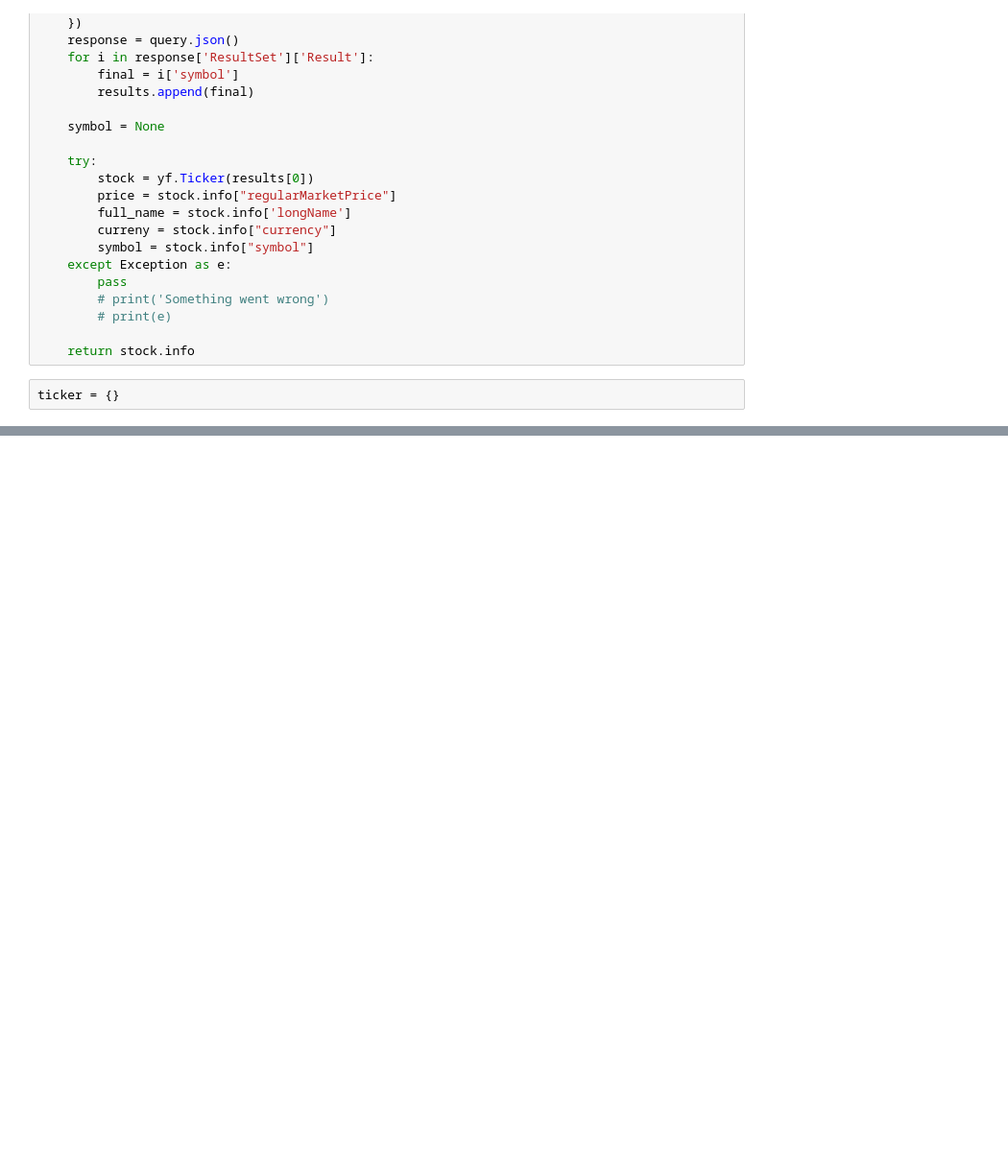
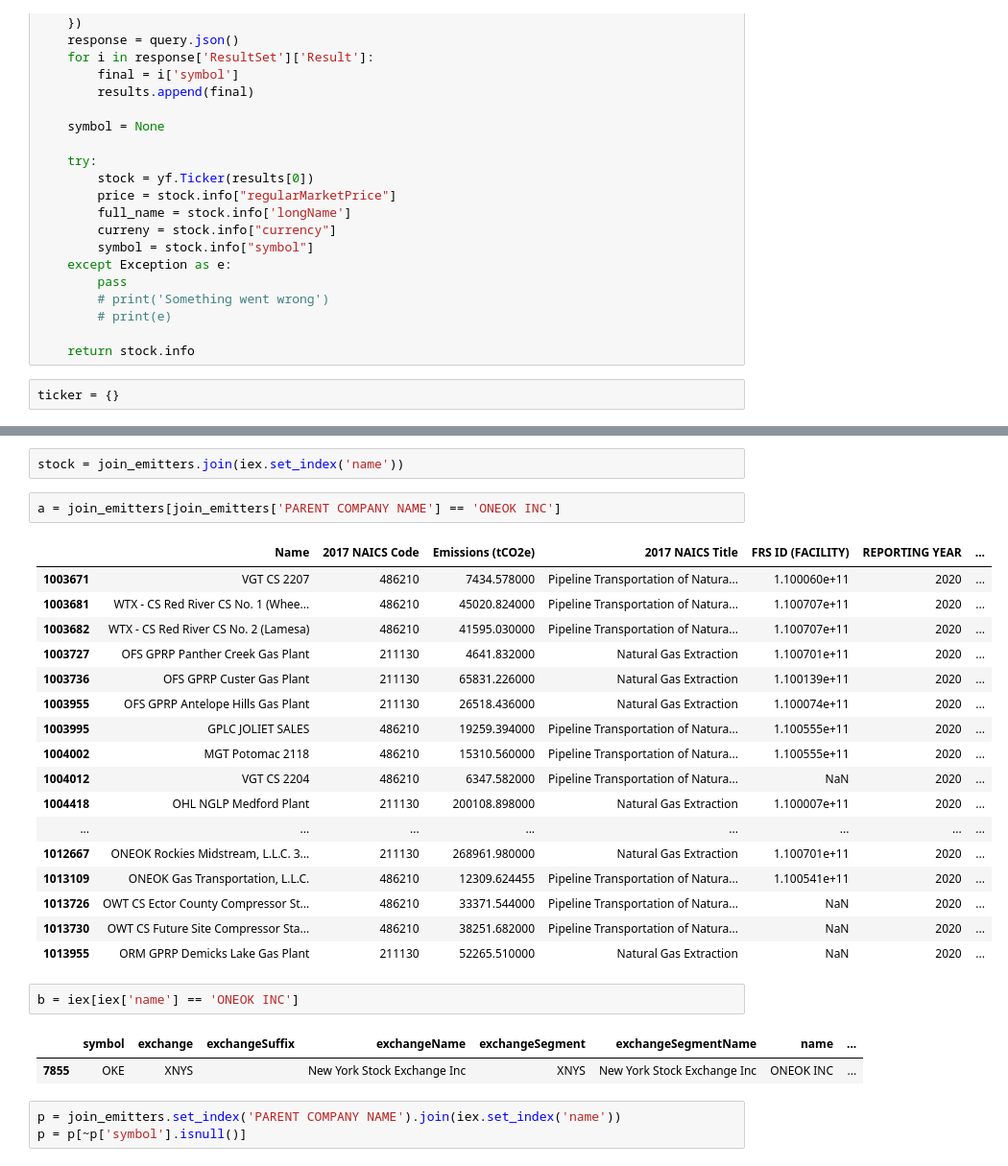
Before and after one commit to johnmccambridge7/Carbon-Portfolio-Index, a Jupyter notebook: Data Processing.ipynb, the cells around one changed output, grey strips where cells are left out. Shown: that part at 96% size. Cells and saved outputs as stored; diff of their text form; blank space fills up the shorter version.

```diff
--- a/Data Processing.ipynb
+++ b/Data Processing.ipynb
@@ -229,0 +249,30 @@ UnboundLocalError: local variable 'stock' referenced before assignment
+# %%
+stock = join_emitters.join(iex.set_index('name'))
+# %%
+a = join_emitters[join_emitters['PARENT COMPANY NAME'] == 'ONEOK INC']
+# %% [output]
+|  | Name | 2017 NAICS Code | Emissions (tCO2e) | 2017 NAICS Title | FRS ID (FACILITY) | REPORTING YEAR | ... |
+| 1003671 | VGT CS 2207 | 486210 | 7434.578000 | Pipeline Transportation of Natura... | 1.100060e+11 | 2020 | ... |
+| 1003681 | WTX - CS Red River CS No. 1 (Whee... | 486210 | 45020.824000 | Pipeline Transportation of Natura... | 1.100707e+11 | 2020 | ... |
+| 1003682 | WTX - CS Red River CS No. 2 (Lamesa) | 486210 | 41595.030000 | Pipeline Transportation of Natura... | 1.100707e+11 | 2020 | ... |
+| 1003727 | OFS GPRP Panther Creek Gas Plant | 211130 | 4641.832000 | Natural Gas Extraction | 1.100701e+11 | 2020 | ... |
+| 1003736 | OFS GPRP Custer Gas Plant | 211130 | 65831.226000 | Natural Gas Extraction | 1.100139e+11 | 2020 | ... |
+| 1003955 | OFS GPRP Antelope Hills Gas Plant | 211130 | 26518.436000 | Natural Gas Extraction | 1.100074e+11 | 2020 | ... |
+| 1003995 | GPLC JOLIET SALES | 486210 | 19259.394000 | Pipeline Transportation of Natura... | 1.100555e+11 | 2020 | ... |
+| 1004002 | MGT Potomac 2118 | 486210 | 15310.560000 | Pipeline Transportation of Natura... | 1.100555e+11 | 2020 | ... |
+| 1004012 | VGT CS 2204 | 486210 | 6347.582000 | Pipeline Transportation of Natura... | NaN | 2020 | ... |
+| 1004418 | OHL NGLP Medford Plant | 211130 | 200108.898000 | Natural Gas Extraction | 1.100007e+11 | 2020 | ... |
+| ... | ... | ... | ... | ... | ... | ... | ... |
+| 1012667 | ONEOK Rockies Midstream, L.L.C. 3... | 211130 | 268961.980000 | Natural Gas Extraction | 1.100701e+11 | 2020 | ... |
+| 1013109 | ONEOK Gas Transportation, L.L.C. | 486210 | 12309.624455 | Pipeline Transportation of Natura... | 1.100541e+11 | 2020 | ... |
+| 1013726 | OWT CS Ector County Compressor St... | 486210 | 33371.544000 | Pipeline Transportation of Natura... | NaN | 2020 | ... |
+| 1013730 | OWT CS Future Site Compressor Sta... | 486210 | 38251.682000 | Pipeline Transportation of Natura... | NaN | 2020 | ... |
+| 1013955 | ORM GPRP Demicks Lake Gas Plant | 211130 | 52265.510000 | Natural Gas Extraction | NaN | 2020 | ... |
+# %%
+b = iex[iex['name'] == 'ONEOK INC']
+# %% [output]
+|  | symbol | exchange | exchangeSuffix | exchangeName | exchangeSegment | exchangeSegmentName | name | ... |
+| 7855 | OKE | XNYS |  | New York Stock Exchange Inc | XNYS | New York Stock Exchange Inc | ONEOK INC | ... |
+# %%
+p = join_emitters.set_index('PARENT COMPANY NAME').join(iex.set_index('name'))
+p = p[~p['symbol'].isnull()]
```
Also changed, not shown: parts of 5 cells of this notebook.
